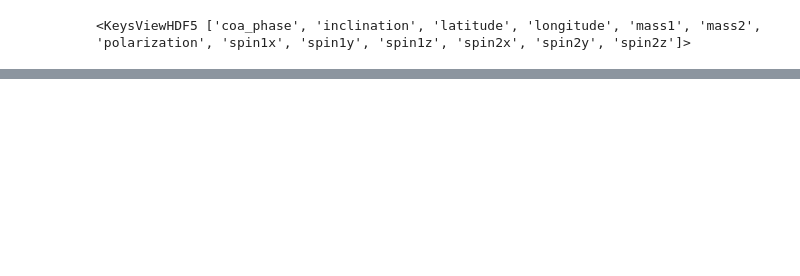
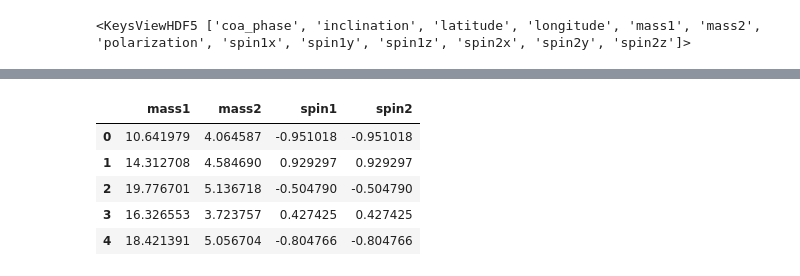
Before and after one commit to SusannaGreen/TemplateGeNN, a Jupyter notebook: Paper/PyCBCBankVerificatorBig/InvestigationBig.ipynb, the cells around one changed output, grey strips where cells are left out. Saved outputs shown, nothing was run; the diff lists cells and outputs as text; code cells hidden in the pictures; blank space fills up the shorter version.

```diff
--- a/Paper/PyCBCBankVerificatorBig/InvestigationBig.ipynb
+++ b/Paper/PyCBCBankVerificatorBig/InvestigationBig.ipynb
@@ -94,0 +124,12 @@ plt.savefig('Mass_Big.png', dpi=300, bbox_inches='tight')
+# %%
+#Locate the template bank generated by TemplateGeNN using the learningMatch model loaded in the cell above.
+TEMPLATEBANK_FILE_PATH = '/users/sgreen/TemplateGeNN/Paper/TemplateGeNNFast.csv'
+TemplateBank = pd.read_csv(TEMPLATEBANK_FILE_PATH)
+TemplateBank.head()
+# %% [output]
+|  | mass1 | mass2 | spin1 | spin2 |
+| 0 | 10.641979 | 4.064587 | -0.951018 | -0.951018 |
+| 1 | 14.312708 | 4.584690 | 0.929297 | 0.929297 |
+| 2 | 19.776701 | 5.136718 | -0.504790 | -0.504790 |
+| 3 | 16.326553 | 3.723757 | 0.427425 | 0.427425 |
+| 4 | 18.421391 | 5.056704 | -0.804766 | -0.804766 |
```
Also changed, not shown: parts of 18 cells of this notebook, 20 other files.
